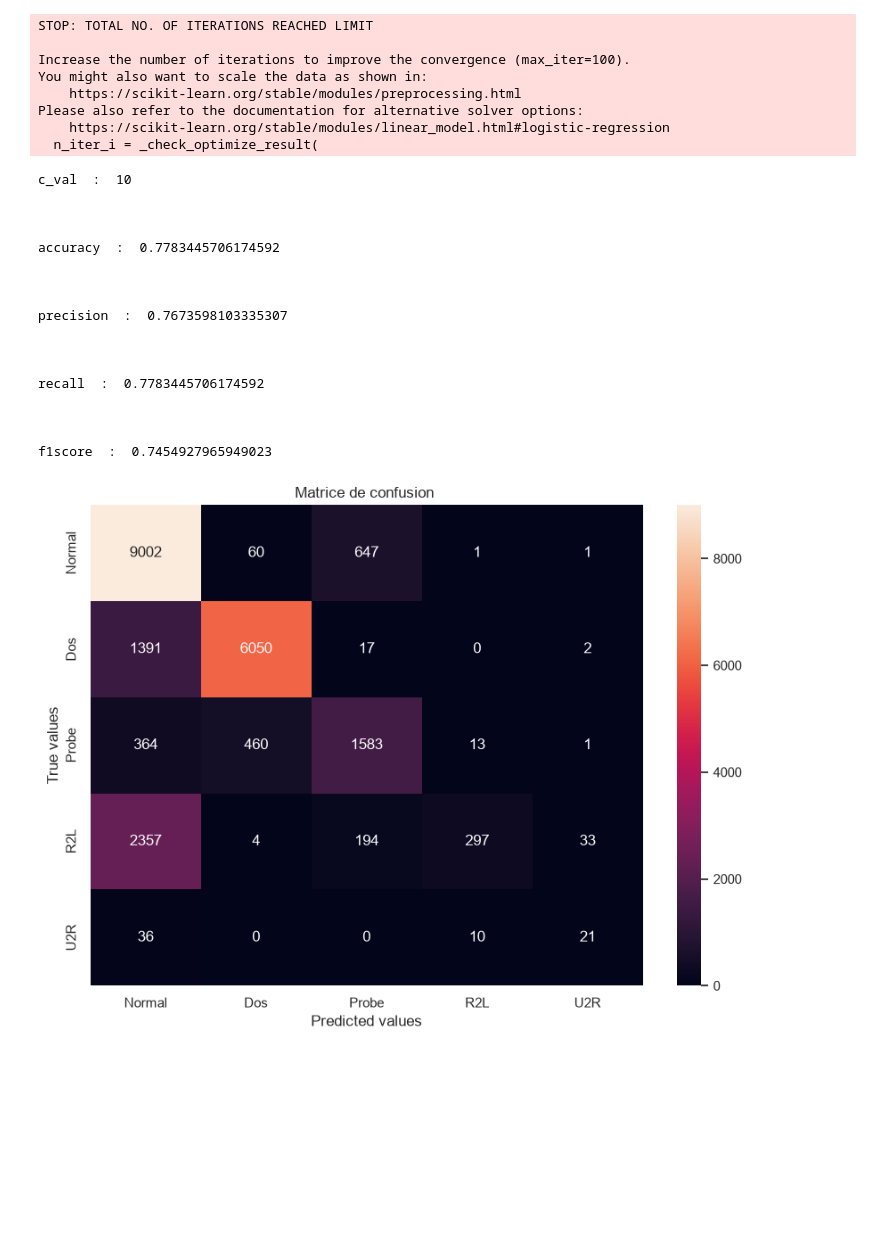
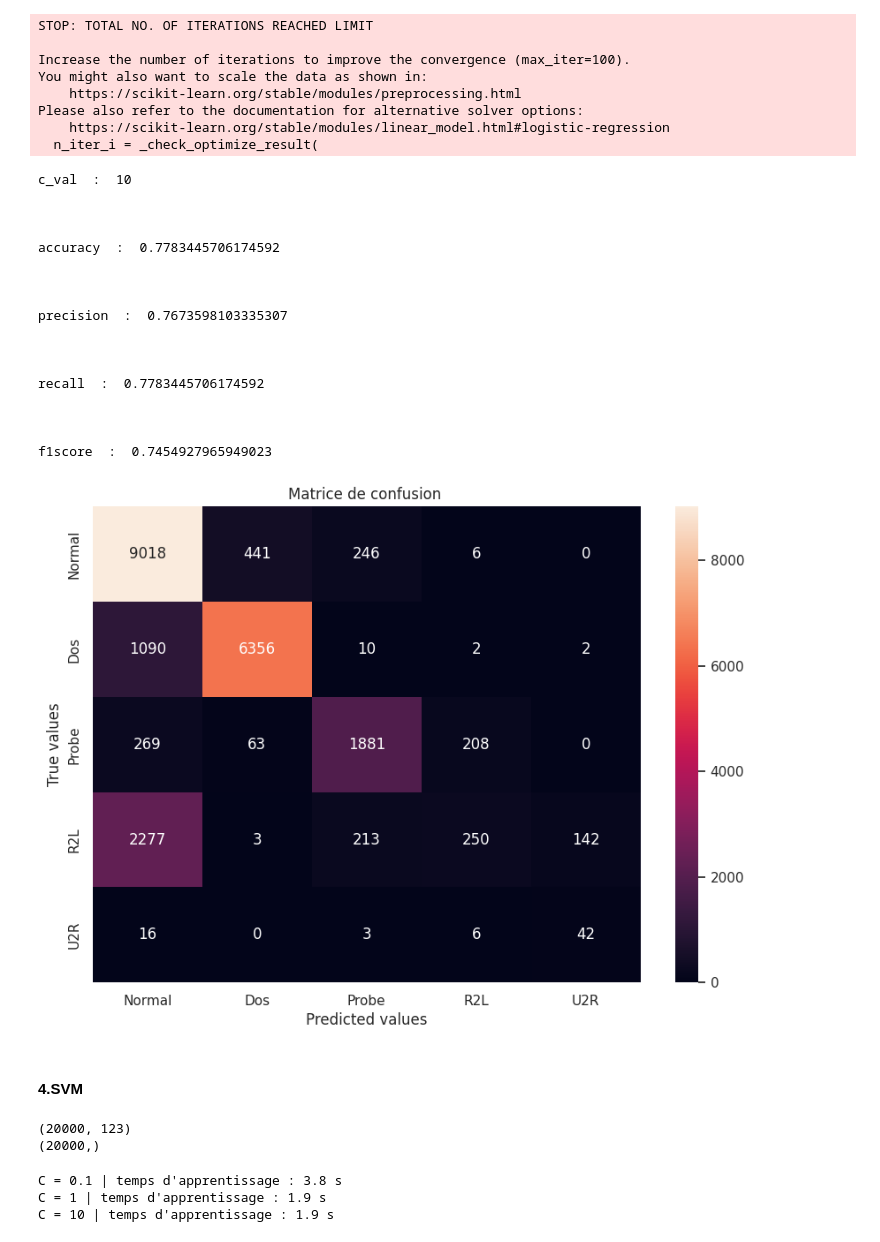
Before and after one commit to lina77b/IA_for_CyberSecurity_Project, a Jupyter notebook: tp.ipynb, the cells around one changed output. Drawn from its saved outputs; the diff is of its cells as text; code cells hidden in the pictures; blank space fills up the shorter version.

```diff
--- a/tp.ipynb
+++ b/tp.ipynb
@@ -819,7 +827,7 @@ nb_evaluation = eval_nb(nb_y_pred,y_test)
 
 for key,value in nb_evaluation.items() :
     if key == "confusion_matrix":
-        mat_conf(knn_evaluation["confusion_matrix"])
+        mat_conf(nb_evaluation["confusion_matrix"])
         break
     print(key ," : " ,  value)
     print("\n\n")
@@ -990,29 +998,31 @@ lrg_eval_results = eval_lrg(y_lrg_prediction , y_test , 10)
 # %%
 #METRIQUES
 # METRIQUES
 
 for key,value in lrg_eval_results.items() :
     if key == "confusion_matrix":
-        mat_conf(knn_evaluation["confusion_matrix"])
+        mat_conf(lrg_eval_results["confusion_matrix"])
         break
     print(key ," : " ,  value)
     print("\n\n")
 # %% [output]
 c_val  :  10
 
 
 
 accuracy  :  0.7783445706174592
 
 
 
 precision  :  0.7673598103335307
 
 
 
 recall  :  0.7783445706174592
 
 
 
 f1score  :  0.7454927965949023
-[figure, old version]
+[figure, new version]
+# %% [markdown]
+#### **4.SVM**
@@ -1018,0 +1035,38 @@ f1score  :  0.7454927965949023
+# %%
+# SOUS-ECHANTILLON POUR LE REGLAGE DE C
+# La SVM est lente sur ~100 000 lignes : on teste les valeurs de C sur 20 000 observations
+
+idx = np.random.RandomState(42).choice(x_train.shape[0], 20000, replace=False)
+x_sub = x_train[idx]
+y_sub = np.array(y_train)[idx]
+
+print(x_sub.shape)
+print(y_sub.shape)
+# %% [output]
+(20000, 123)
+(20000,)
+# %%
+# INITIALISATION / ENTRAINEMENT
+
+c_vals_svm = [0.1 , 1 , 10]
+
+def construct_svm(c_val , x , y):
+    svm = SVC(kernel="rbf" , C=c_val , gamma="scale")
+    t0 = time.time()
+    svm.fit(x , y)
+    t_fit = time.time() - t0
+    return svm , t_fit
+
+train_svms = {}
+def svm_prediction(svm , x_predict , t_fit):
+    y_pred = svm.predict(x_predict)
+    return {"c_val":svm.C , "prediction":y_pred , "temps_fit":t_fit}
+
+for c_val in c_vals_svm:
+    svm , t_fit = construct_svm(c_val , x_sub , y_sub)
+    train_svms[c_val] = svm_prediction(svm , x_val , t_fit)
+    print("C =" , c_val , "| temps d'apprentissage :" , round(t_fit,1) , "s")
+# %% [output]
+C = 0.1 | temps d'apprentissage : 3.8 s
+C = 1 | temps d'apprentissage : 1.9 s
+C = 10 | temps d'apprentissage : 1.9 s
```
Also changed, not shown: parts of 38 cells of this notebook.
